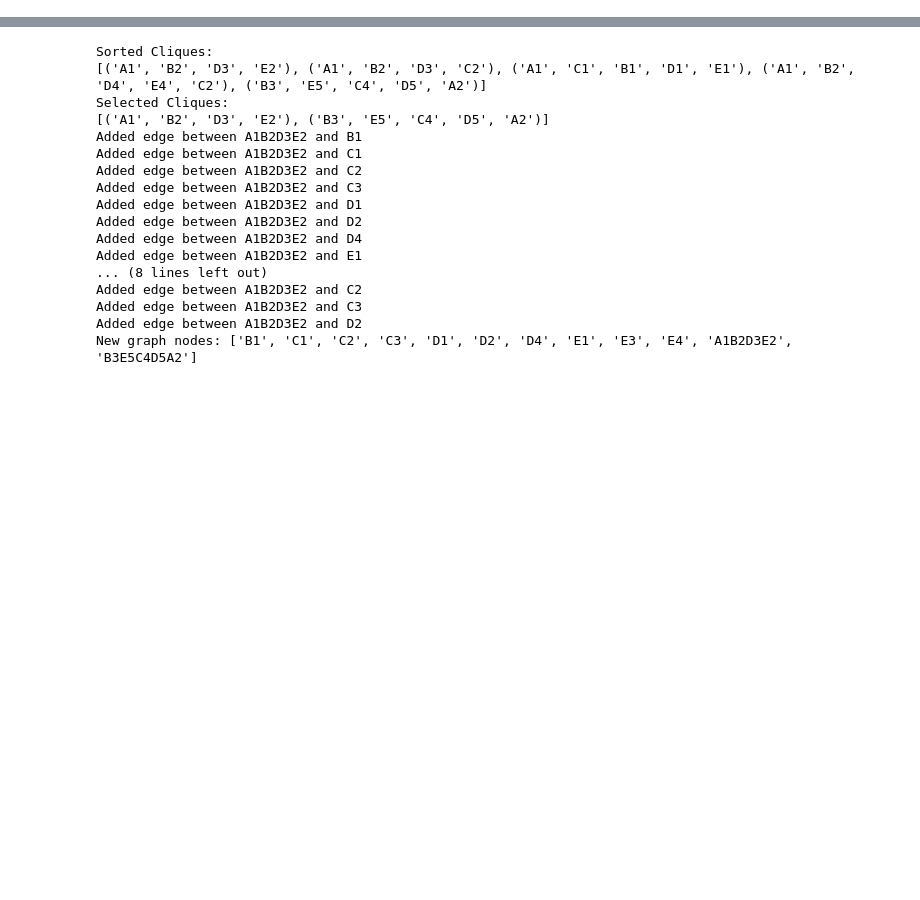
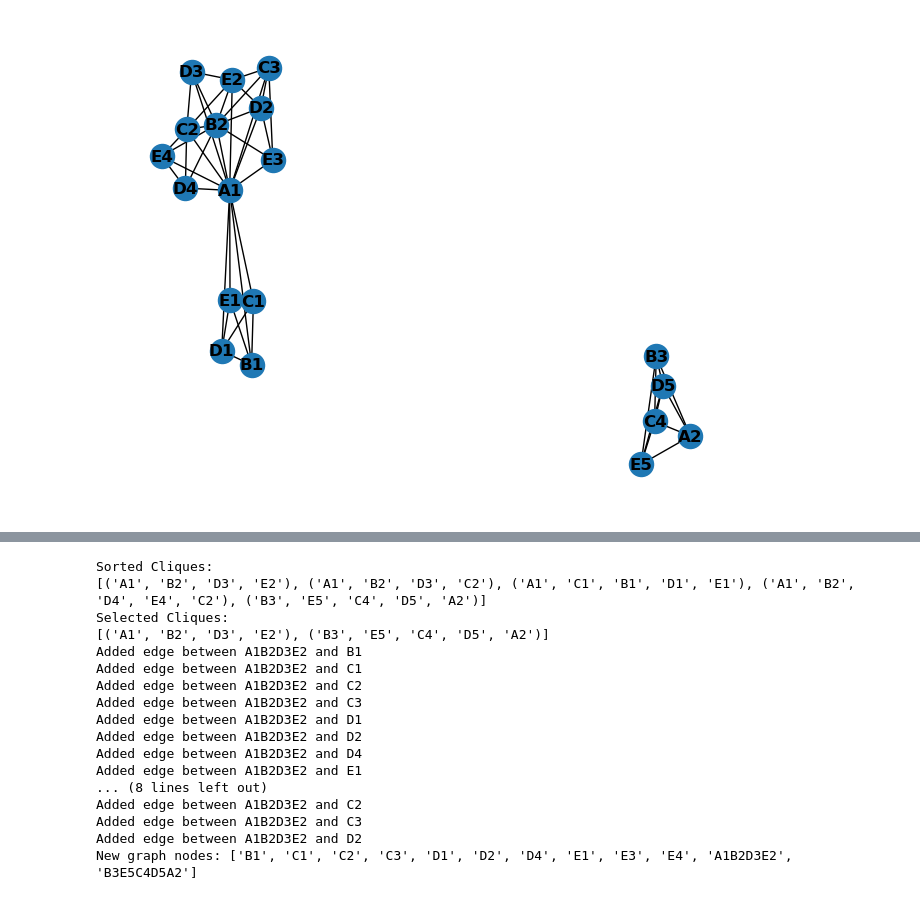
Before and after one commit to Stalex66/Praktikum1_Moser, a Jupyter notebook: clean_notebook.ipynb, the cells around one changed output, grey strips where cells are left out. Cells and saved outputs as stored; diff of their text form; code cells hidden in the pictures; blank space fills up the shorter version.

```diff
--- a/clean_notebook.ipynb
+++ b/clean_notebook.ipynb
@@ -1,6 +1,44 @@
 # %%
 import networkx as nx
 import matplotlib.pyplot as plt
+# %%
+# example 7.3.2024
+import random
+import networkx as nx
+
+G = nx.Graph()
+G.add_nodes_from(['A1', 'A2', 'B1', 'B2', 'B3', 'C1', 'C2', 'C3', 'C4', 'D1', 'D2', 'D3', 'D4', 'D5', 'E1', 'E2', 'E3', 'E4', 'E5'])
+G.add_edges_from([
+    ('A1','B1'),('A1','B2'),('A1','C1'),('A1','C2'),('A1','C3'),('A1','D1'),('A1','D2'),('A1','D3'),('A1','D4'),('A1','E1'),('A1','E2'),('A1','E3'),('A1','E4'),
+    ('A2','B3'),('A2','C4'),('A2','D5'),('A2','E5'),
+    ('B1','C1'),('B1','D1'),('B1','E1'),
+    ('B2','C2'),('B2','D2'),('B2','E2'),('B2','C3'),('B2','D3'),('B2','D4'),('B2','E3'),('B2','E4'),
+    ('B3','C4'),('B3','D5'),('B3','E5'),
+    ('C1','D1'),('C1','E1'),
+    ('C2','D3'),('C2','D4'),('C2','E4'),('C2','E2'),
+    ('C3','D2'),('C3','E2'),('C3','E3'),
+    ('C4','D5'),('C4','E5'),
+    ('D1','E1'),
+    ('D2','E2'),('D2','E3'),
+    ('D3','E2'),
+    ('D4','E4'),
+    ('D5','E5'),]
+
+)
+
+
+
+
+
+# Add random weights to all edges
+for u, v in G.edges():
+    G[u][v]['weight'] = round(random.uniform(0.1, 1.0), 3)
+
+# print graph
+nx.draw(G, with_labels=True, font_weight='bold')
+plt.show()
+# %% [output]
+[figure, added]
 # %%
 # example 7.3.2024
 import random
```
Also changed, not shown: parts of 2 cells of this notebook, 1 other file.
